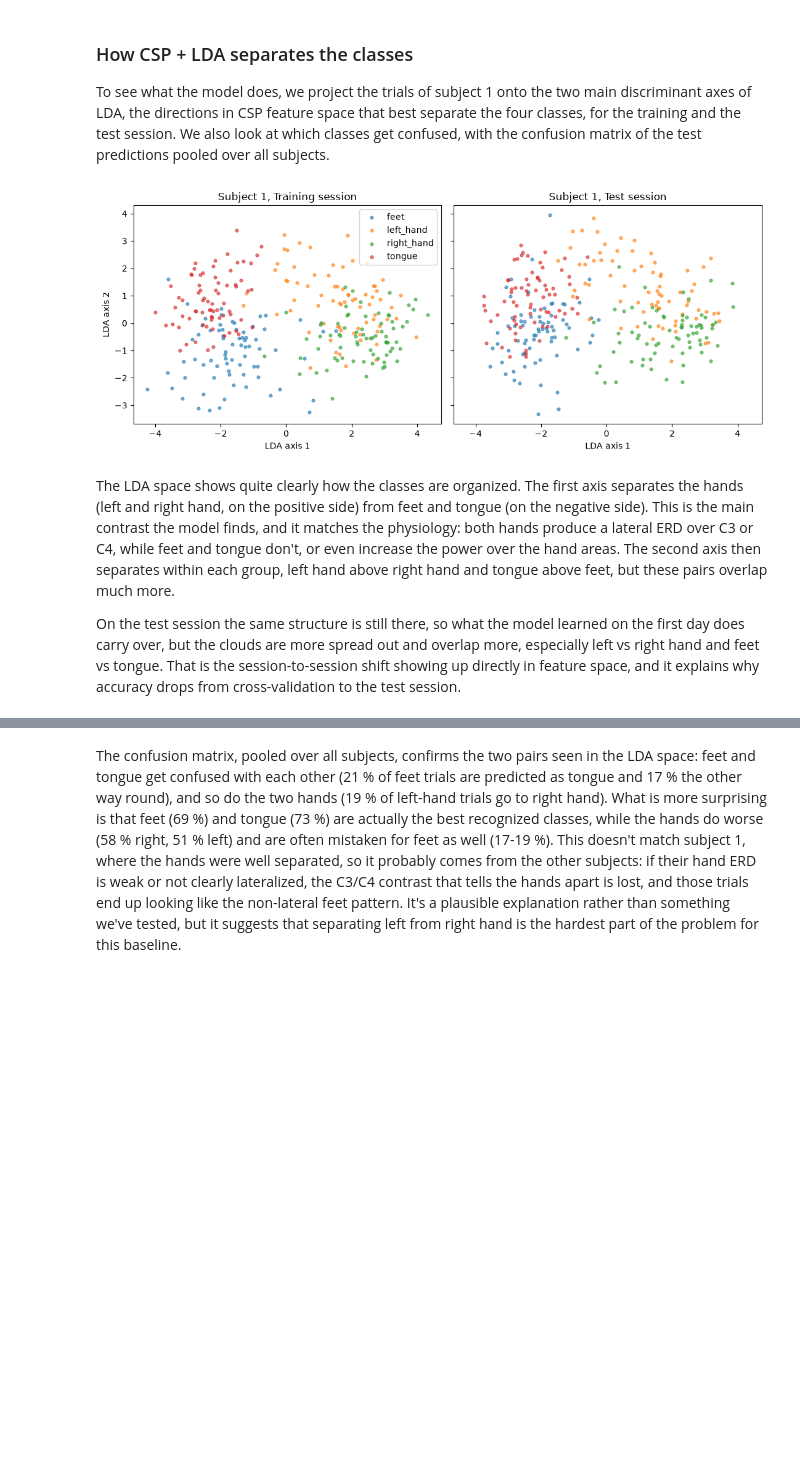
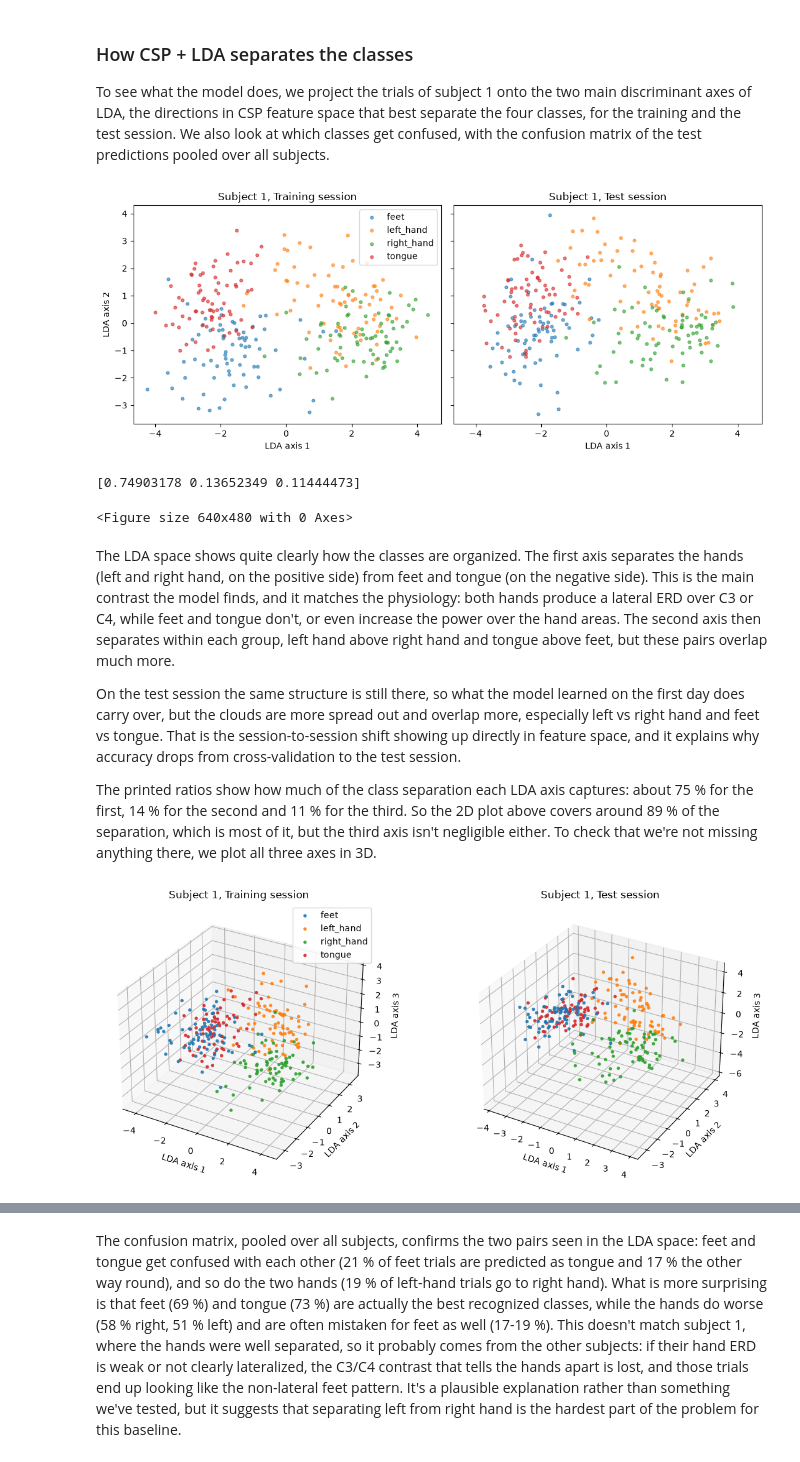
Before and after one commit to Almudenagarrido/riemannian-eeg-mi, a Jupyter notebook: notebooks/01_data_baseline.ipynb, the cells around one changed output, grey strips where cells are left out. Drawn from its saved outputs; the diff is of its cells as text; code cells hidden in the pictures; blank space fills up the shorter version.

```diff
--- a/notebooks/01_data_baseline.ipynb
+++ b/notebooks/01_data_baseline.ipynb
@@ -289,8 +295,14 @@ axes[0].set_ylabel("LDA axis 2")
 axes[0].legend()
 plt.tight_layout()
 plt.show()
+
+plt.savefig(RESULTS_DIR / "figures" / "lda_space.pdf", bbox_inches="tight")
+
+print(lda.explained_variance_ratio_)  # share of class separation captured by each LDA axis
 # %% [output]
 [figure]
+[0.74903178 0.13652349 0.11444473]
+<Figure size 640x480 with 0 Axes>
 # %% [markdown]
 The LDA space shows quite clearly how the classes are organized. The first axis separates the hands
 (left and right hand, on the positive side) from feet and tongue (on the negative side). This is the
@@ -303,3 +315,23 @@ On the test session the same structure is still there, so what the model learned
 does carry over, but the clouds are more spread out and overlap more, especially left vs right hand
 and feet vs tongue. That is the session-to-session shift showing up directly in feature space, and
 it explains why accuracy drops from cross-validation to the test session.
+
+The printed ratios show how much of the class separation each LDA axis captures: about 75 % for the first, 14 % for the second and 11 % for the third. So the 2D plot above covers around 89 % of the separation, which is most of it, but the third axis isn't negligible either. To check that we're not missing anything there, we plot all three axes in 3D.
+# %%
+z_train = lda.transform(csp.transform(X_train))
+z_test = lda.transform(csp.transform(X_test))
+
+fig = plt.figure(figsize=(12, 5))
+for i, (z, y, title) in enumerate([(z_train, y_train, "Training session"), (z_test, y_test, "Test session")]):
+    ax = fig.add_subplot(1, 2, i + 1, projection="3d")
+    for cls in lda.classes_:
+        ax.scatter(z[y == cls, 0], z[y == cls, 1], z[y == cls, 2], s=15, alpha=0.9, depthshade=False, edgecolors="none", label=cls)
+    ax.set_title(f"Subject 1, {title}")
+    ax.set_xlabel("LDA axis 1")
+    ax.set_ylabel("LDA axis 2")
+    ax.set_zlabel("LDA axis 3")
+fig.axes[0].legend()
+plt.tight_layout()
+plt.show()
+# %% [output]
+[figure, added]
```
Also changed, not shown: parts of 5 cells of this notebook, 2 other files.
